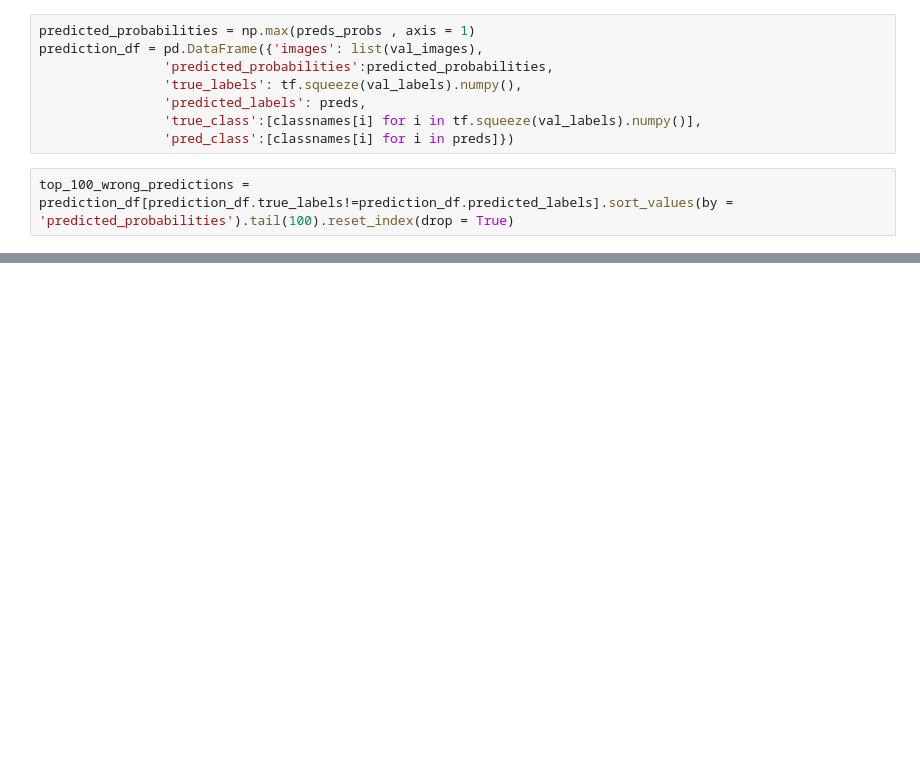
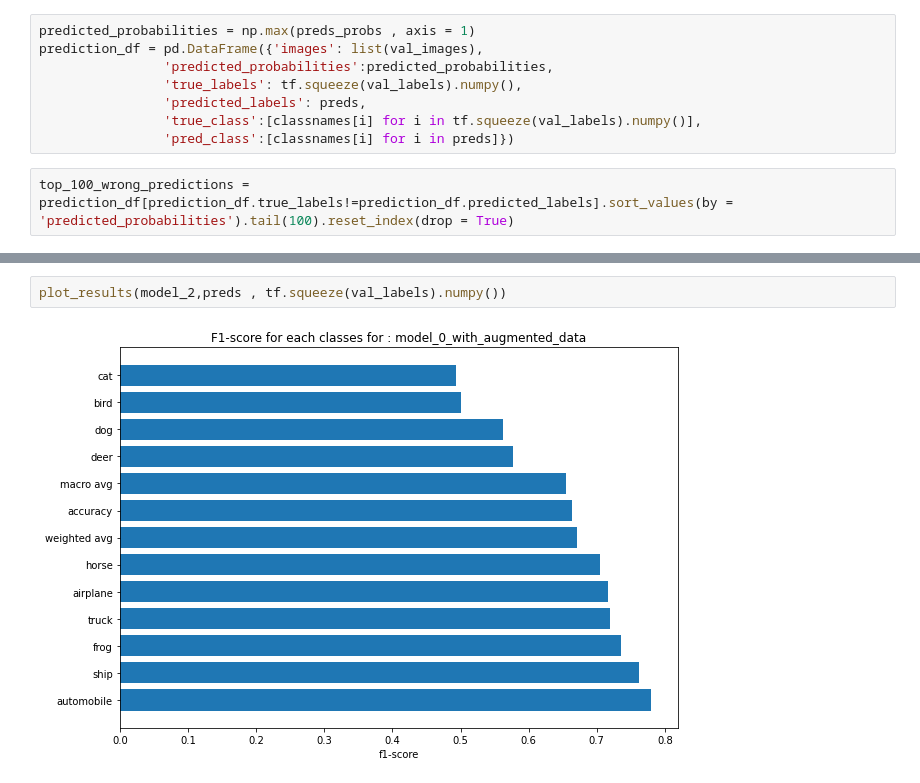
Before and after one commit to ngcheeyuan/Classification_projects, a Jupyter notebook: cifar10_classification_with_tensorflow.ipynb, the cells around one changed output, grey strips where cells are left out. Drawn from its saved outputs; the diff is of its cells as text; blank space fills up the shorter version.

```diff
--- a/cifar10_classification_with_tensorflow.ipynb
+++ b/cifar10_classification_with_tensorflow.ipynb
@@ -257,0 +415,4 @@ for index,row in enumerate(top_100_wrong_predictions[random_index:random_index+9
+# %%
+plot_results(model_2,preds , tf.squeeze(val_labels).numpy())
+# %% [output]
+[figure, added]
```
Also changed, not shown: parts of 65 cells of this notebook.
